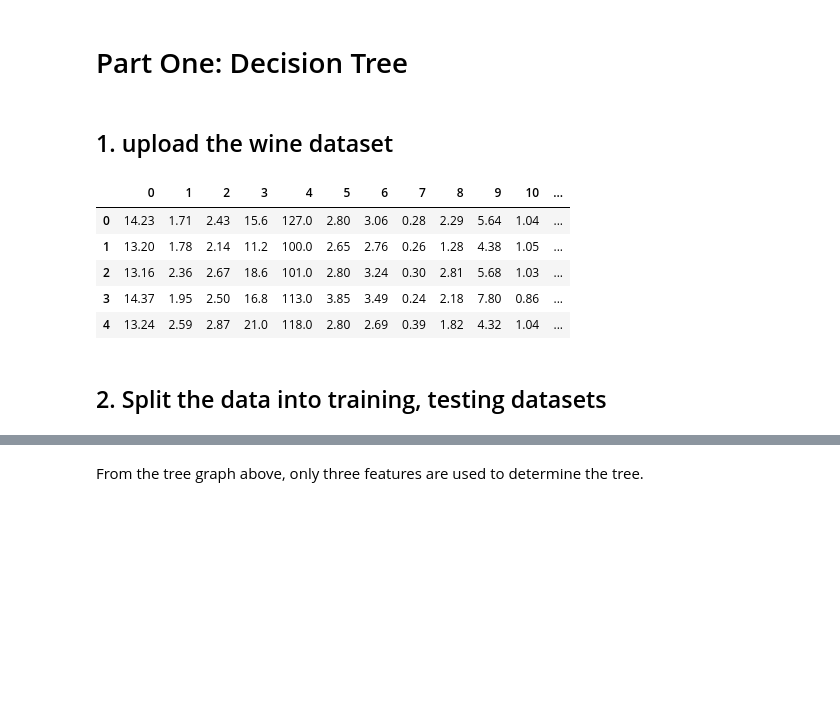
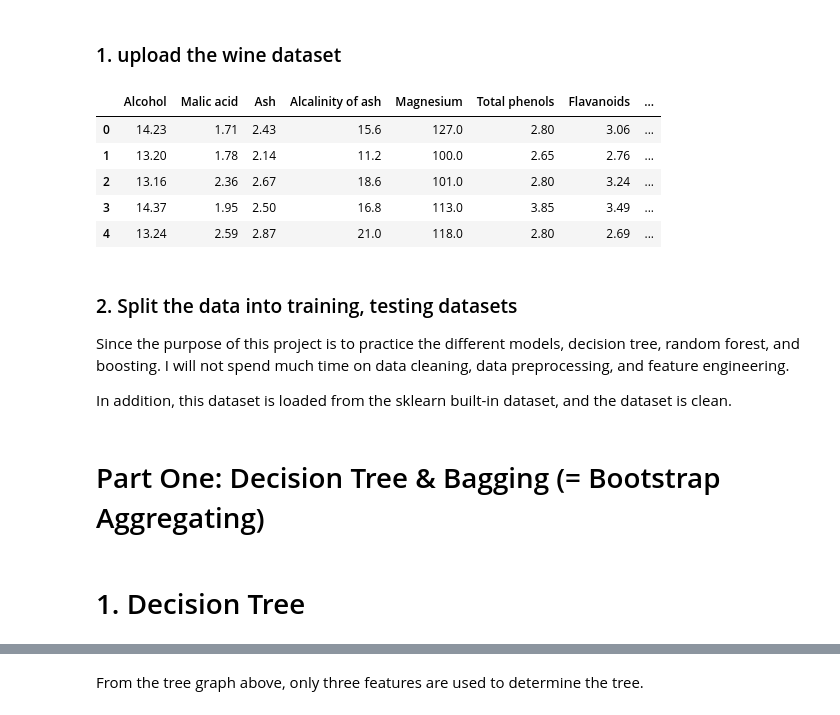
Before and after one commit to xslittlemaggie/Deep-Learning-Machine-Learning-Projects, a Jupyter notebook: Wine_DecisionTree_RandomForest.ipynb, the cells around one changed output, grey strips where cells are left out. Drawn from its saved outputs; the diff is of its cells as text; code cells hidden in the pictures; blank space fills up the shorter version.

```diff
--- a/Wine_DecisionTree_RandomForest.ipynb
+++ b/Wine_DecisionTree_RandomForest.ipynb
@@ -29,7 +34,5 @@ from sklearn.ensemble import RandomForestClassifier
 from sklearn.model_selection import cross_val_score
 import matplotlib.pyplot as plt
 import numpy as np
-# %% [markdown]
-# Part One: Decision Tree
 # %% [markdown]
-## 1. upload the wine dataset
+### 1. upload the wine dataset
@@ -42,16 +44,26 @@ feature_names = wine.feature_names
 target_names = wine.target_names
 # %%
 wine_df = pd.concat([pd.DataFrame(X), pd.DataFrame(y)], axis = 1)
+wine_df.columns = ['Alcohol', 'Malic acid', 'Ash', 'Alcalinity of ash', 'Magnesium',
+                   'Total phenols', 'Flavanoids', 'Nonflavanoid phenols', 'Proanthocyanins',
+                   'Color intensity', 'Hue', 'OD280/OD315 of diluted wines', 'Proline', 'Class label']
 wine_df.head()
 # %% [output]
-|  | 0 | 1 | 2 | 3 | 4 | 5 | 6 | 7 | 8 | 9 | 10 | ... |
-| 0 | 14.23 | 1.71 | 2.43 | 15.6 | 127.0 | 2.80 | 3.06 | 0.28 | 2.29 | 5.64 | 1.04 | ... |
-| 1 | 13.20 | 1.78 | 2.14 | 11.2 | 100.0 | 2.65 | 2.76 | 0.26 | 1.28 | 4.38 | 1.05 | ... |
-| 2 | 13.16 | 2.36 | 2.67 | 18.6 | 101.0 | 2.80 | 3.24 | 0.30 | 2.81 | 5.68 | 1.03 | ... |
-| 3 | 14.37 | 1.95 | 2.50 | 16.8 | 113.0 | 3.85 | 3.49 | 0.24 | 2.18 | 7.80 | 0.86 | ... |
-| 4 | 13.24 | 2.59 | 2.87 | 21.0 | 118.0 | 2.80 | 2.69 | 0.39 | 1.82 | 4.32 | 1.04 | ... |
+|  | Alcohol | Malic acid | Ash | Alcalinity of ash | Magnesium | Total phenols | Flavanoids | ... |
+| 0 | 14.23 | 1.71 | 2.43 | 15.6 | 127.0 | 2.80 | 3.06 | ... |
+| 1 | 13.20 | 1.78 | 2.14 | 11.2 | 100.0 | 2.65 | 2.76 | ... |
+| 2 | 13.16 | 2.36 | 2.67 | 18.6 | 101.0 | 2.80 | 3.24 | ... |
+| 3 | 14.37 | 1.95 | 2.50 | 16.8 | 113.0 | 3.85 | 3.49 | ... |
+| 4 | 13.24 | 2.59 | 2.87 | 21.0 | 118.0 | 2.80 | 2.69 | ... |
-# %% [markdown]
-## 2. Split the data into training, testing datasets
+# %% [markdown]
+### 2. Split the data into training, testing datasets
+Since the purpose of this project is to practice the different models, decision tree, random forest, and boosting. I will not spend much time on data cleaning, data preprocessing, and feature engineering.
+
+In addition, this dataset is loaded from the sklearn built-in dataset, and the dataset is clean.
 # %%
 x_train, x_test, y_train, y_test = train_test_split(X, y, test_size = 0.3, random_state = 1)  # choose 30% of the data as validation dataset
+# %% [markdown]
+# Part One: Decision Tree & Bagging (= Bootstrap Aggregating)
+# %% [markdown]
+# 1. Decision Tree
 # %% [markdown]
```
Also changed, not shown: parts of 45 cells of this notebook.
